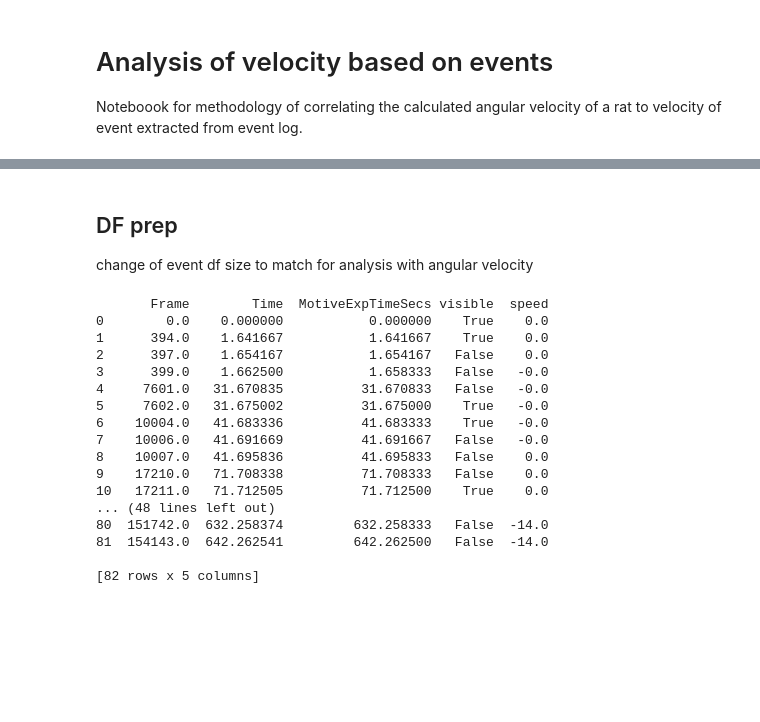
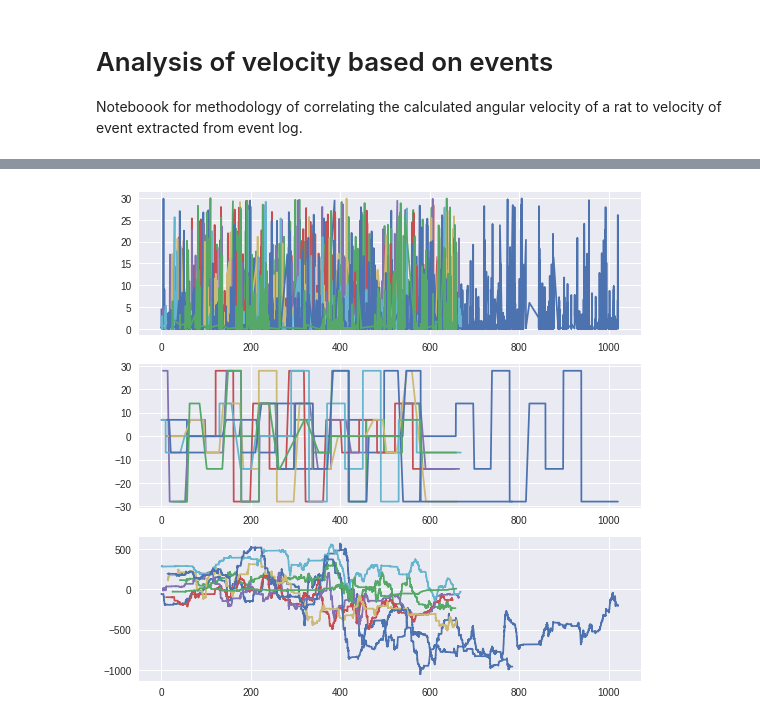
Before and after one commit to alTeska/VR_Acuity, a Jupyter notebook: notebooks/VelocityEvents.ipynb, the cells around one changed output, grey strips where cells are left out. Drawn from its saved outputs; the diff is of its cells as text; code cells hidden in the pictures; blank space fills up the shorter version.

```diff
--- a/notebooks/VelocityEvents.ipynb
+++ b/notebooks/VelocityEvents.ipynb
@@ -107,53 +94,0 @@ ax3.plot(df.Time_x, df.corr)
-# %% [markdown]
-## DF prep
-change of event df size to match for analysis with angular velocity
-# %%
-i = 2
-df = pd.merge(event[i], dfU[i], on='Frame', how='right')
-df.drop({'MotiveExpTimeSecs', 'Vxyz', 'theta'}, axis=1, inplace=True)
-
-#print((df))
-#print((event[i]))
-#print((dfU[i]))
-
-df1 = event[2]
-d2 = df1.shift(-1).dropna()
-print(d2)
-
-
-def index_df(df):
-    dfOut = pd.DataFrame()
-    l = int(df.Frame[len(df)-1])
-    j = 0
-    for i in range(0, l+1):
-        if i == df.Frame[j]:
-            dfOut[i] = df.iloc[j]
-            dfOut[i].Frame = j
-            j += 1
-        else:
-            dfOut[i] = df.iloc[j]
-
-    return dfOut.transpose()
-
-
-dfO = index_df(d2)
-print(d2)
-print(dfO)
-# %% [output]
-       Frame        Time  MotiveExpTimeSecs visible  speed
-0        0.0    0.000000           0.000000    True    0.0
-1      394.0    1.641667           1.641667    True    0.0
-2      397.0    1.654167           1.654167   False    0.0
-3      399.0    1.662500           1.658333   False   -0.0
-4     7601.0   31.670835          31.670833   False   -0.0
-5     7602.0   31.675002          31.675000    True   -0.0
-6    10004.0   41.683336          41.683333    True   -0.0
-7    10006.0   41.691669          41.691667   False   -0.0
-8    10007.0   41.695836          41.695833   False    0.0
-9    17210.0   71.708338          71.708333   False    0.0
-10   17211.0   71.712505          71.712500    True    0.0
-... (48 lines left out)
-80  151742.0  632.258374         632.258333   False  -14.0
-81  154143.0  642.262541         642.262500   False  -14.0
-
-[82 rows x 5 columns]
@@ -164,0 +95,20 @@ print(df)
+# %%
+# all experiments analysis
+df = {}
+for i, x in enumerate(fname):
+    df[i] = pd.merge(event[i], dfU[i], on='Frame')
+    df[i].drop({'Time_y','Vxyz', 'theta'}, axis=1, inplace=True)
+    df[i].corr = signal.correlate(df[i].speed, df[i].U, mode='same') / 128
+# %%
+fig = plt.figure(figsize=(9,9))
+
+ax1 = fig.add_subplot(311)
+ax2 = fig.add_subplot(312)
+ax3 = fig.add_subplot(313)
+
+for i, x in enumerate(fname):
+    ax1.plot(df[i].Time_x, df[i].U)
+    ax2.plot(df[i].Time_x, df[i].speed)
+    ax3.plot(df[i].Time_x, df[i].corr)
+# %% [output]
+[figure, added]
```
Also changed, not shown: parts of 8 cells of this notebook, 1 other file.
